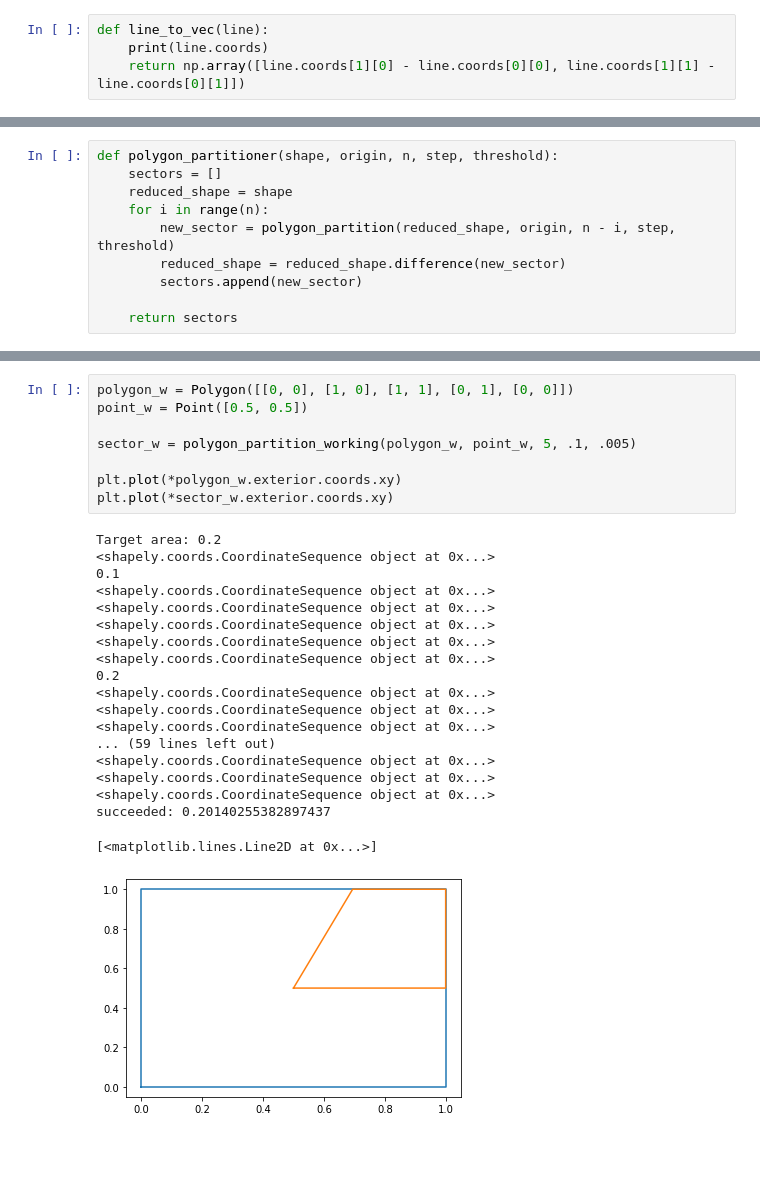
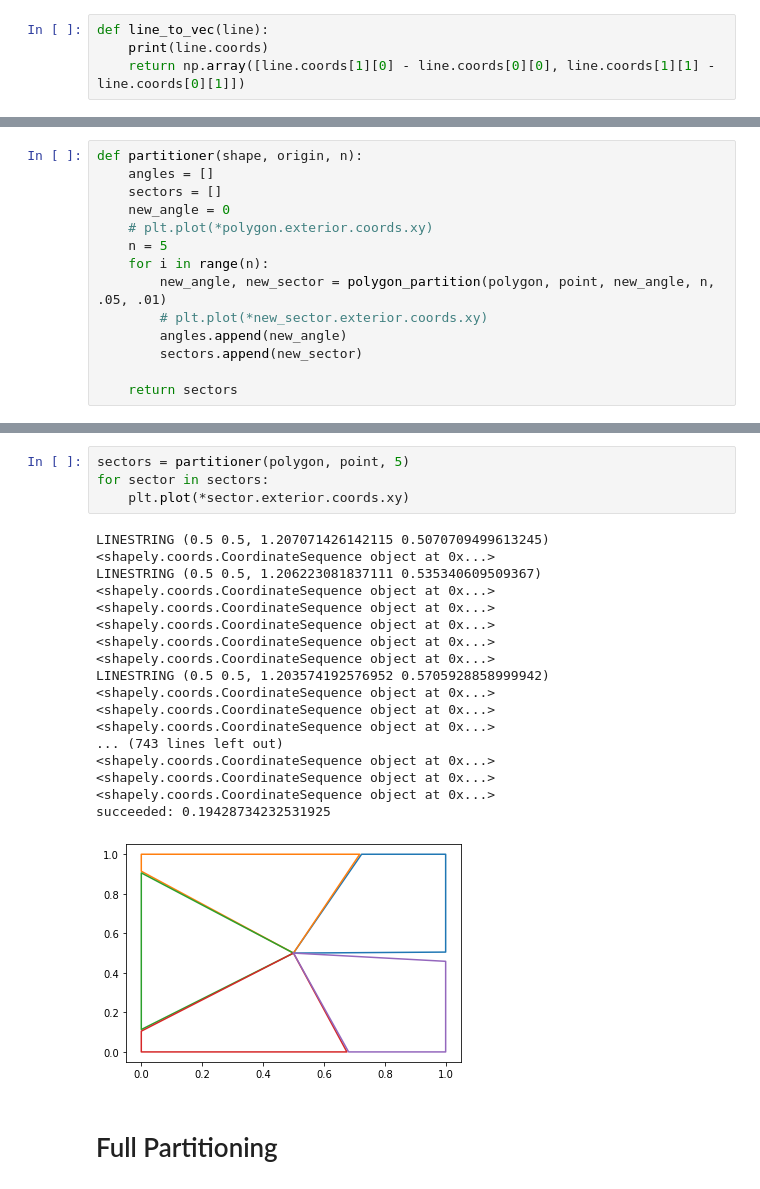
Before and after one commit to DanielNoble/Aerospace, a Jupyter notebook: Polygon_Partitioning.ipynb, the cells around one changed output, grey strips where cells are left out. Saved outputs shown, nothing was run; the diff lists cells and outputs as text; blank space fills up the shorter version.

```diff
--- a/Polygon_Partitioning.ipynb
+++ b/Polygon_Partitioning.ipynb
@@ -143,10 +207,14 @@ def polygon_partition_v2(shape, origin, n, step, threshold, init_angle):
 # %%
-def polygon_partitioner(shape, origin, n, step, threshold):
+def partitioner(shape, origin, n):
+    angles = []
     sectors = []
-    reduced_shape = shape
+    new_angle = 0
+    # plt.plot(*polygon.exterior.coords.xy)
+    n = 5
     for i in range(n):
-        new_sector = polygon_partition(reduced_shape, origin, n - i, step, threshold)
-        reduced_shape = reduced_shape.difference(new_sector)
+        new_angle, new_sector = polygon_partition(polygon, point, new_angle, n, .05, .01)
+        # plt.plot(*new_sector.exterior.coords.xy)
+        angles.append(new_angle)
         sectors.append(new_sector)
 
     return sectors
@@ -215,28 +221,25 @@ def polygon_partition_working(shape, origin, n, step, threshold):
-# %%
-polygon_w = Polygon([[0, 0], [1, 0], [1, 1], [0, 1], [0, 0]])
-point_w = Point([0.5, 0.5])
-
-sector_w = polygon_partition_working(polygon_w, point_w, 5, .1, .005)
-
-plt.plot(*polygon_w.exterior.coords.xy)
-plt.plot(*sector_w.exterior.coords.xy)
-# %% [output]
-Target area: 0.2
-<shapely.coords.CoordinateSequence object at 0x...>
-0.1
-<shapely.coords.CoordinateSequence object at 0x...>
-<shapely.coords.CoordinateSequence object at 0x...>
-<shapely.coords.CoordinateSequence object at 0x...>
-<shapely.coords.CoordinateSequence object at 0x...>
-<shapely.coords.CoordinateSequence object at 0x...>
-0.2
-<shapely.coords.CoordinateSequence object at 0x...>
-<shapely.coords.CoordinateSequence object at 0x...>
-<shapely.coords.CoordinateSequence object at 0x...>
-... (59 lines left out)
-<shapely.coords.CoordinateSequence object at 0x...>
-<shapely.coords.CoordinateSequence object at 0x...>
-<shapely.coords.CoordinateSequence object at 0x...>
-succeeded: 0.20140255382897437
-[<matplotlib.lines.Line2D at 0x...>]
-[figure, removed]
+# %%
+sectors = partitioner(polygon, point, 5)
+for sector in sectors:
+    plt.plot(*sector.exterior.coords.xy)
+# %% [output]
+LINESTRING (0.5 0.5, 1.207071426142115 0.5070709499613245)
+<shapely.coords.CoordinateSequence object at 0x...>
+LINESTRING (0.5 0.5, 1.206223081837111 0.535340609509367)
+<shapely.coords.CoordinateSequence object at 0x...>
+<shapely.coords.CoordinateSequence object at 0x...>
+<shapely.coords.CoordinateSequence object at 0x...>
+<shapely.coords.CoordinateSequence object at 0x...>
+<shapely.coords.CoordinateSequence object at 0x...>
+LINESTRING (0.5 0.5, 1.203574192576952 0.5705928858999942)
+<shapely.coords.CoordinateSequence object at 0x...>
+<shapely.coords.CoordinateSequence object at 0x...>
+<shapely.coords.CoordinateSequence object at 0x...>
+... (743 lines left out)
+<shapely.coords.CoordinateSequence object at 0x...>
+<shapely.coords.CoordinateSequence object at 0x...>
+<shapely.coords.CoordinateSequence object at 0x...>
+succeeded: 0.19428734232531925
+[figure, added]
+# %% [markdown]
+# Full Partitioning
```
Also changed, not shown: parts of 16 cells of this notebook.
